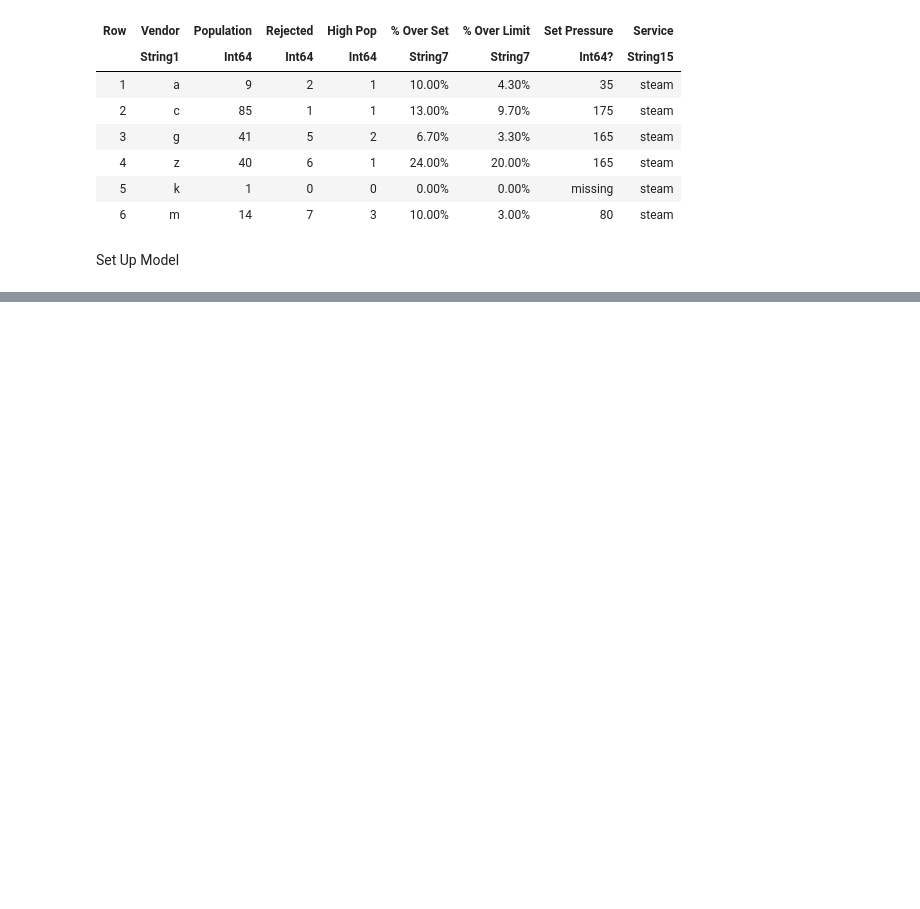
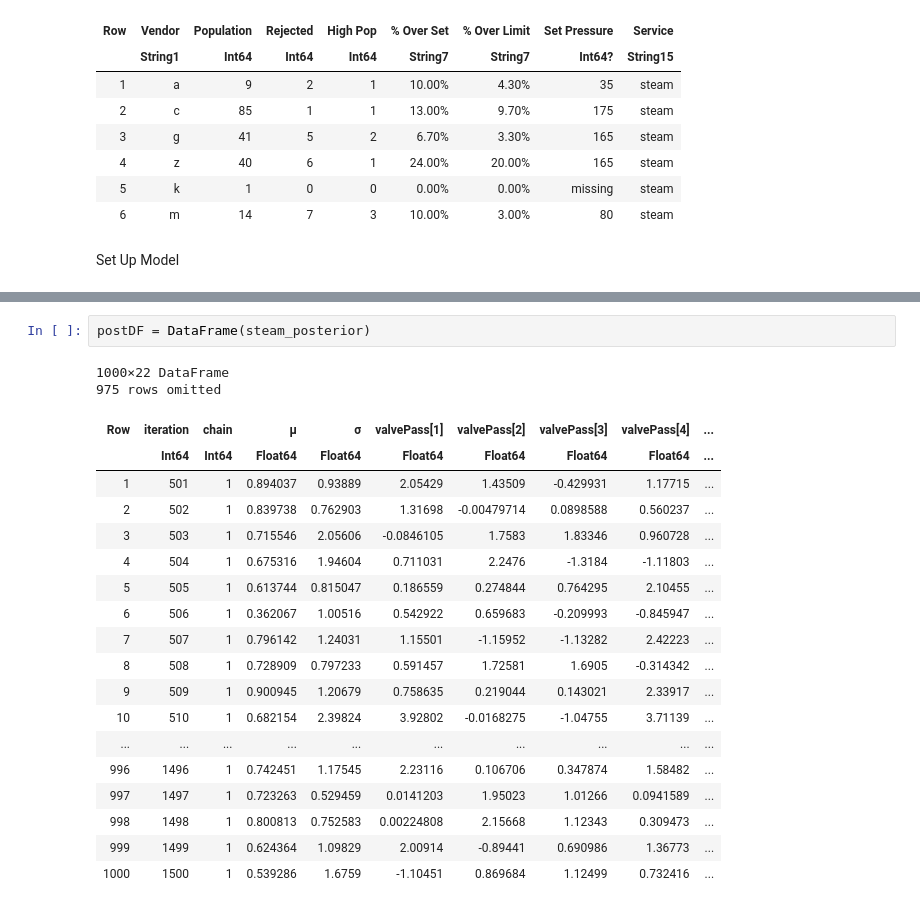
Before and after one commit to aniknia/ValveRejectionRates, a Jupyter notebook: Final Project.ipynb, the cells around one changed output, grey strips where cells are left out. Saved outputs shown, nothing was run; the diff lists cells and outputs as text; blank space fills up the shorter version.

```diff
--- a/Final Project.ipynb
+++ b/Final Project.ipynb
@@ -127,0 +147,23 @@ Binomial: the condition zero(p) <= p <= one(p) is not satisfied.
+# %%
+postDF = DataFrame(steam_posterior)
+# %% [output]
+1000×22 DataFrame
+975 rows omitted
+| Row | iteration | chain | μ | σ | valvePass[1] | valvePass[2] | valvePass[3] | valvePass[4] | ... |
+|  | Int64 | Int64 | Float64 | Float64 | Float64 | Float64 | Float64 | Float64 | ... |
+| 1 | 501 | 1 | 0.894037 | 0.93889 | 2.05429 | 1.43509 | -0.429931 | 1.17715 | ... |
+| 2 | 502 | 1 | 0.839738 | 0.762903 | 1.31698 | -0.00479714 | 0.0898588 | 0.560237 | ... |
+| 3 | 503 | 1 | 0.715546 | 2.05606 | -0.0846105 | 1.7583 | 1.83346 | 0.960728 | ... |
+| 4 | 504 | 1 | 0.675316 | 1.94604 | 0.711031 | 2.2476 | -1.3184 | -1.11803 | ... |
+| 5 | 505 | 1 | 0.613744 | 0.815047 | 0.186559 | 0.274844 | 0.764295 | 2.10455 | ... |
+| 6 | 506 | 1 | 0.362067 | 1.00516 | 0.542922 | 0.659683 | -0.209993 | -0.845947 | ... |
+| 7 | 507 | 1 | 0.796142 | 1.24031 | 1.15501 | -1.15952 | -1.13282 | 2.42223 | ... |
+| 8 | 508 | 1 | 0.728909 | 0.797233 | 0.591457 | 1.72581 | 1.6905 | -0.314342 | ... |
+| 9 | 509 | 1 | 0.900945 | 1.20679 | 0.758635 | 0.219044 | 0.143021 | 2.33917 | ... |
+| 10 | 510 | 1 | 0.682154 | 2.39824 | 3.92802 | -0.0168275 | -1.04755 | 3.71139 | ... |
+| ... | ... | ... | ... | ... | ... | ... | ... | ... | ... |
+| 996 | 1496 | 1 | 0.742451 | 1.17545 | 2.23116 | 0.106706 | 0.347874 | 1.58482 | ... |
+| 997 | 1497 | 1 | 0.723263 | 0.529459 | 0.0141203 | 1.95023 | 1.01266 | 0.0941589 | ... |
+| 998 | 1498 | 1 | 0.800813 | 0.752583 | 0.00224808 | 2.15668 | 1.12343 | 0.309473 | ... |
+| 999 | 1499 | 1 | 0.624364 | 1.09829 | 2.00914 | -0.89441 | 0.690986 | 1.36773 | ... |
+| 1000 | 1500 | 1 | 0.539286 | 1.6759 | -1.10451 | 0.869684 | 1.12499 | 0.732416 | ... |
```
Also changed, not shown: parts of 3 cells of this notebook.
